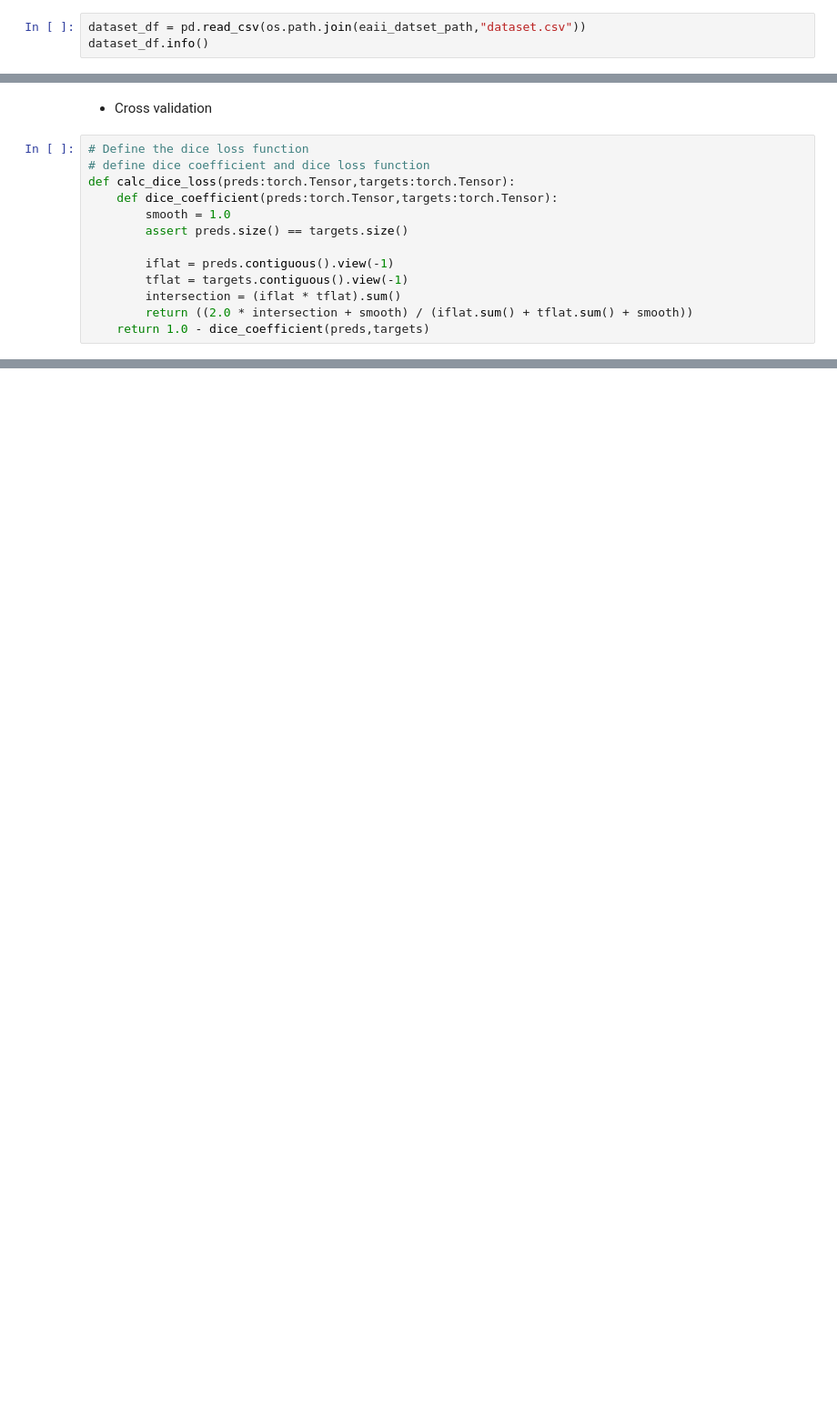
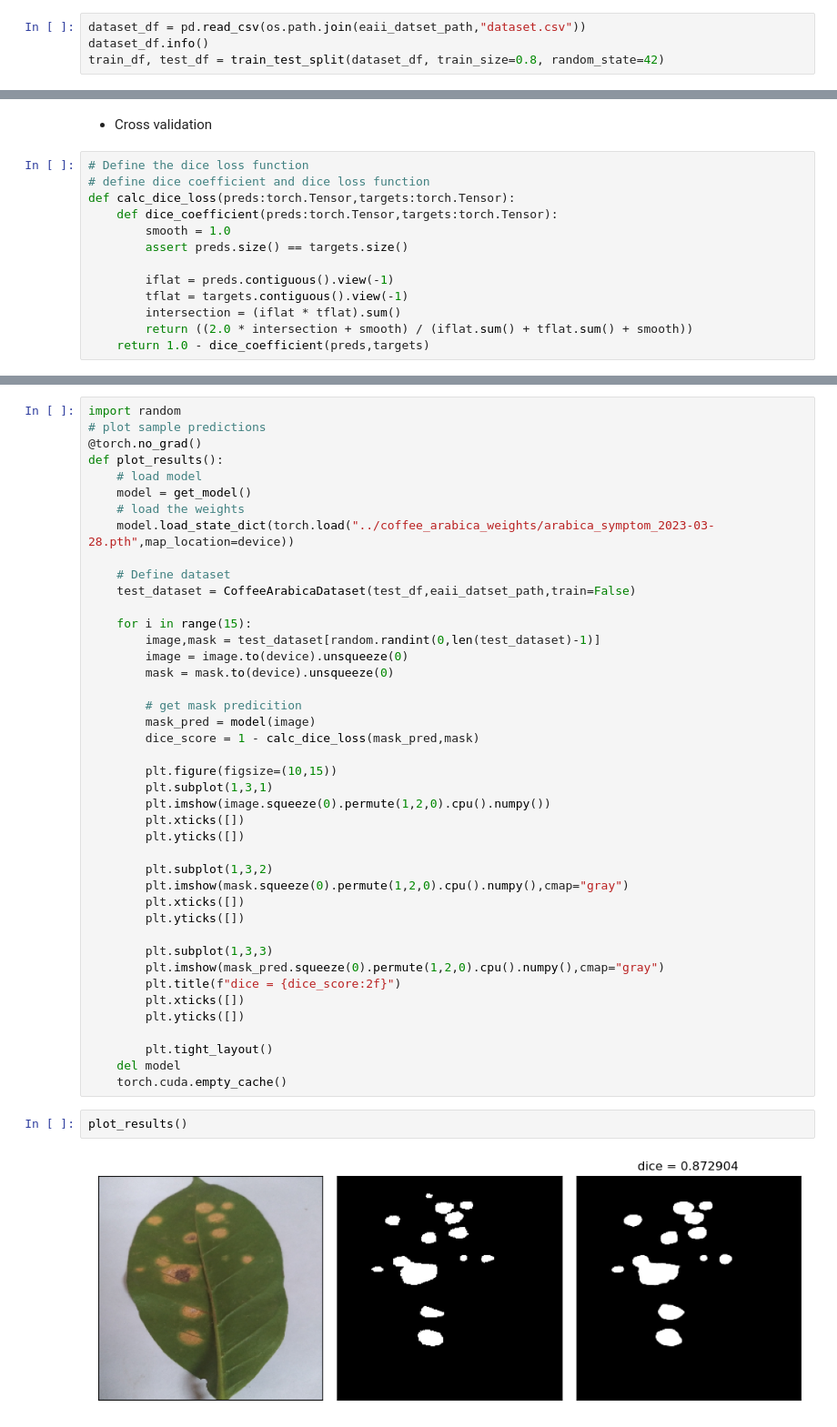
Before and after one commit to FrexG/Coffee-Semantic-Segmentation, a Jupyter notebook: notebooks/4.0-eaii-dataset-segmentation.ipynb, the cells around one changed output, grey strips where cells are left out. Shown at 91% size. Saved outputs shown, nothing was run; the diff lists cells and outputs as text; blank space fills up the shorter version.

Commit message:
segmentation on eaii data

```diff
--- a/notebooks/4.0-eaii-dataset-segmentation.ipynb
+++ b/notebooks/4.0-eaii-dataset-segmentation.ipynb
@@ -9,6 +13,7 @@ eaii_datset_path = "/Users/aic/Downloads/Annotated_coffee_data_march/eaii_coffee
 # %%
 dataset_df = pd.read_csv(os.path.join(eaii_datset_path,"dataset.csv"))
 dataset_df.info()
+train_df, test_df = train_test_split(dataset_df, train_size=0.8, random_state=42)
 # %% [output]
 <class 'pandas.core.frame.DataFrame'>
 RangeIndex: 887 entries, 0 to 886
@@ -275,0 +262,46 @@ save_model(best_model)
+# %%
+import random
+# plot sample predictions
+@torch.no_grad()
+def plot_results():
+    # load model
+    model = get_model()
+    # load the weights
+    model.load_state_dict(torch.load("../coffee_arabica_weights/arabica_symptom_2023-03-28.pth",map_location=device))
+
+    # Define dataset
+    test_dataset = CoffeeArabicaDataset(test_df,eaii_datset_path,train=False)
+
+    for i in range(15):
+        image,mask = test_dataset[random.randint(0,len(test_dataset)-1)]
+        image = image.to(device).unsqueeze(0)
+        mask = mask.to(device).unsqueeze(0)
+
+        # get mask predicition
+        mask_pred = model(image)
+        dice_score = 1 - calc_dice_loss(mask_pred,mask)
+
+        plt.figure(figsize=(10,15))
+        plt.subplot(1,3,1)
+        plt.imshow(image.squeeze(0).permute(1,2,0).cpu().numpy())
+        plt.xticks([])
+        plt.yticks([])
+
+        plt.subplot(1,3,2)
+        plt.imshow(mask.squeeze(0).permute(1,2,0).cpu().numpy(),cmap="gray")
+        plt.xticks([])
+        plt.yticks([])
+
+        plt.subplot(1,3,3)
+        plt.imshow(mask_pred.squeeze(0).permute(1,2,0).cpu().numpy(),cmap="gray")
+        plt.title(f"dice = {dice_score:2f}")
+        plt.xticks([])
+        plt.yticks([])
+
+        plt.tight_layout()
+    del model
+    torch.cuda.empty_cache()
+# %%
+plot_results()
+# %% [output]
+[figure, added]
```
Also changed, not shown: parts of 24 cells of this notebook, 7 other files.
